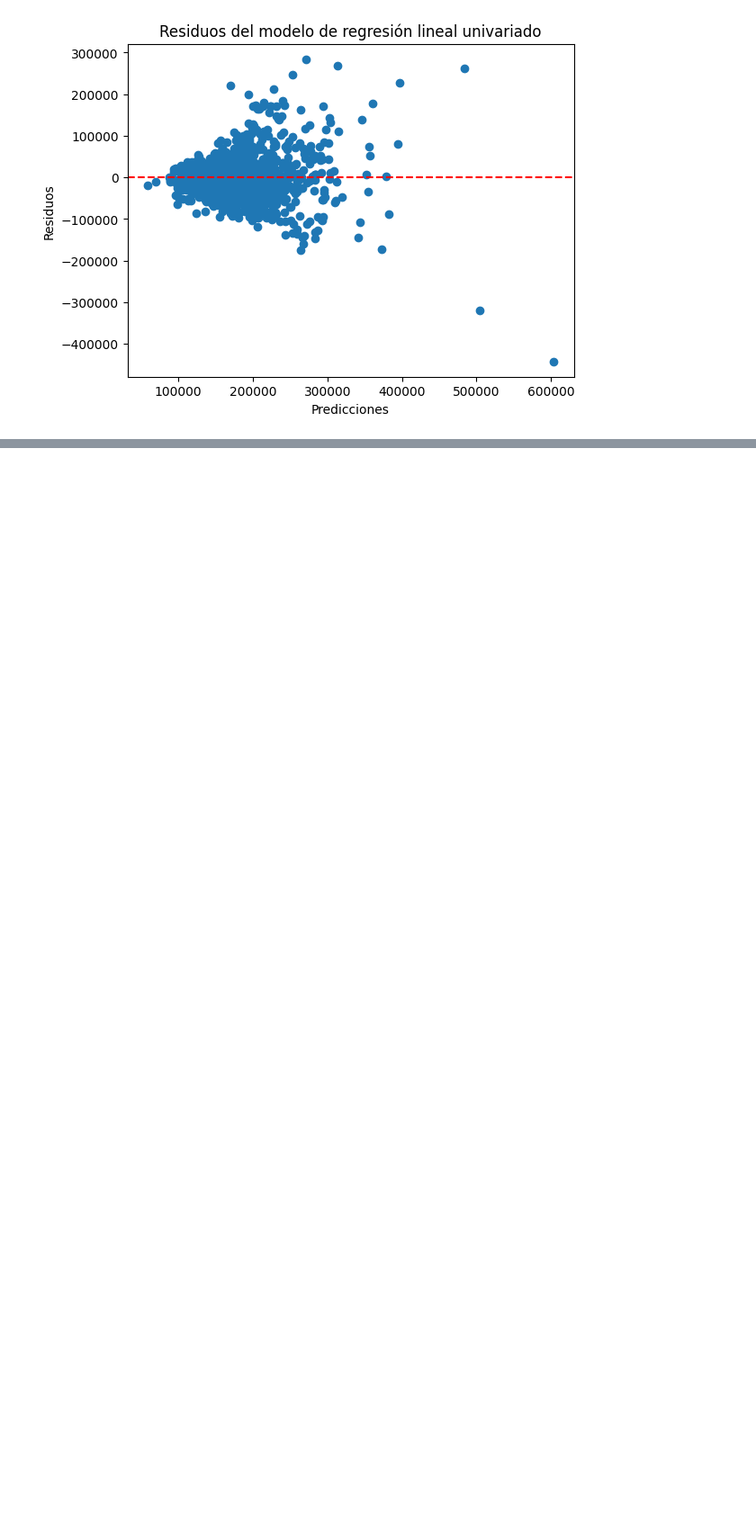
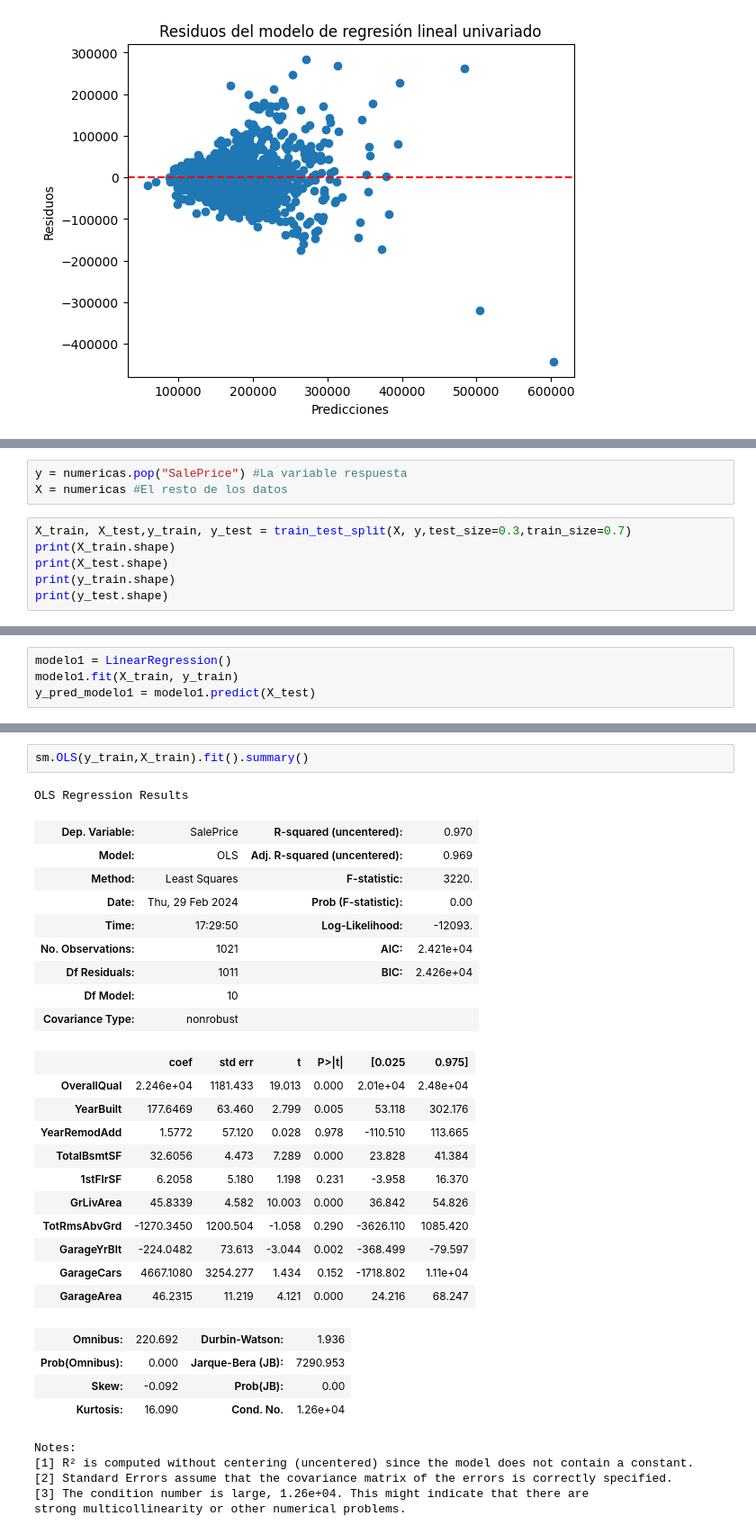
Before and after one commit to estebandonis/HT3-MineriadeDatos, a Jupyter notebook: lab3.ipynb, the cells around one changed output, grey strips where cells are left out. Shown at 90% size. Saved outputs shown, nothing was run; the diff lists cells and outputs as text; blank space fills up the shorter version.

```diff
--- a/lab3.ipynb
+++ b/lab3.ipynb
@@ -282,0 +343,9 @@ strong multicollinearity or other numerical problems.
+# %%
+y = numericas.pop("SalePrice") #La variable respuesta
+X = numericas #El resto de los datos
+# %%
+X_train, X_test,y_train, y_test = train_test_split(X, y,test_size=0.3,train_size=0.7)
+print(X_train.shape)
+print(X_test.shape)
+print(y_train.shape)
+print(y_test.shape)
@@ -282,0 +357,4 @@ strong multicollinearity or other numerical problems.
+# %%
+modelo1 = LinearRegression()
+modelo1.fit(X_train, y_train)
+y_pred_modelo1 = modelo1.predict(X_test)
@@ -282,0 +382,33 @@ strong multicollinearity or other numerical problems.
+# %%
+sm.OLS(y_train,X_train).fit().summary()
+# %% [output]
+OLS Regression Results
+| Dep. Variable: | SalePrice | R-squared (uncentered): | 0.970 |
+| Model: | OLS | Adj. R-squared (uncentered): | 0.969 |
+| Method: | Least Squares | F-statistic: | 3220. |
+| Date: | Thu, 29 Feb 2024 | Prob (F-statistic): | 0.00 |
+| Time: | 17:29:50 | Log-Likelihood: | -12093. |
+| No. Observations: | 1021 | AIC: | 2.421e+04 |
+| Df Residuals: | 1011 | BIC: | 2.426e+04 |
+| Df Model: | 10 |  |  |
+| Covariance Type: | nonrobust |  |  |
+|  | coef | std err | t | P>|t| | [0.025 | 0.975] |
+| OverallQual | 2.246e+04 | 1181.433 | 19.013 | 0.000 | 2.01e+04 | 2.48e+04 |
+| YearBuilt | 177.6469 | 63.460 | 2.799 | 0.005 | 53.118 | 302.176 |
+| YearRemodAdd | 1.5772 | 57.120 | 0.028 | 0.978 | -110.510 | 113.665 |
+| TotalBsmtSF | 32.6056 | 4.473 | 7.289 | 0.000 | 23.828 | 41.384 |
+| 1stFlrSF | 6.2058 | 5.180 | 1.198 | 0.231 | -3.958 | 16.370 |
+| GrLivArea | 45.8339 | 4.582 | 10.003 | 0.000 | 36.842 | 54.826 |
+| TotRmsAbvGrd | -1270.3450 | 1200.504 | -1.058 | 0.290 | -3626.110 | 1085.420 |
+| GarageYrBlt | -224.0482 | 73.613 | -3.044 | 0.002 | -368.499 | -79.597 |
+| GarageCars | 4667.1080 | 3254.277 | 1.434 | 0.152 | -1718.802 | 1.11e+04 |
+| GarageArea | 46.2315 | 11.219 | 4.121 | 0.000 | 24.216 | 68.247 |
+| Omnibus: | 220.692 | Durbin-Watson: | 1.936 |
+| Prob(Omnibus): | 0.000 | Jarque-Bera (JB): | 7290.953 |
+| Skew: | -0.092 | Prob(JB): | 0.00 |
+| Kurtosis: | 16.090 | Cond. No. | 1.26e+04 |
+Notes:
+[1] R² is computed without centering (uncentered) since the model does not contain a constant.
+[2] Standard Errors assume that the covariance matrix of the errors is correctly specified.
+[3] The condition number is large, 1.26e+04. This might indicate that there are
+strong multicollinearity or other numerical problems.
```
Also changed, not shown: parts of 9 cells of this notebook, 1 other file.
